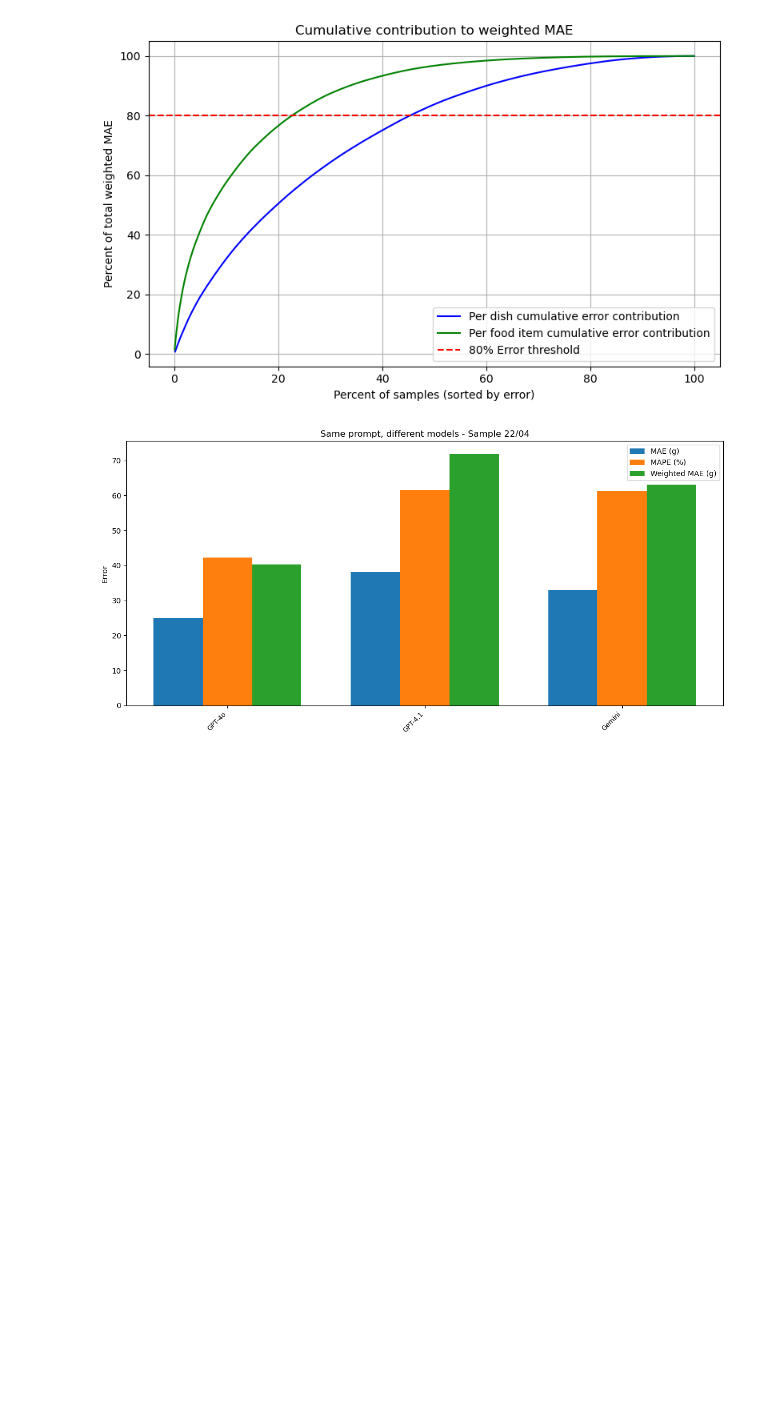
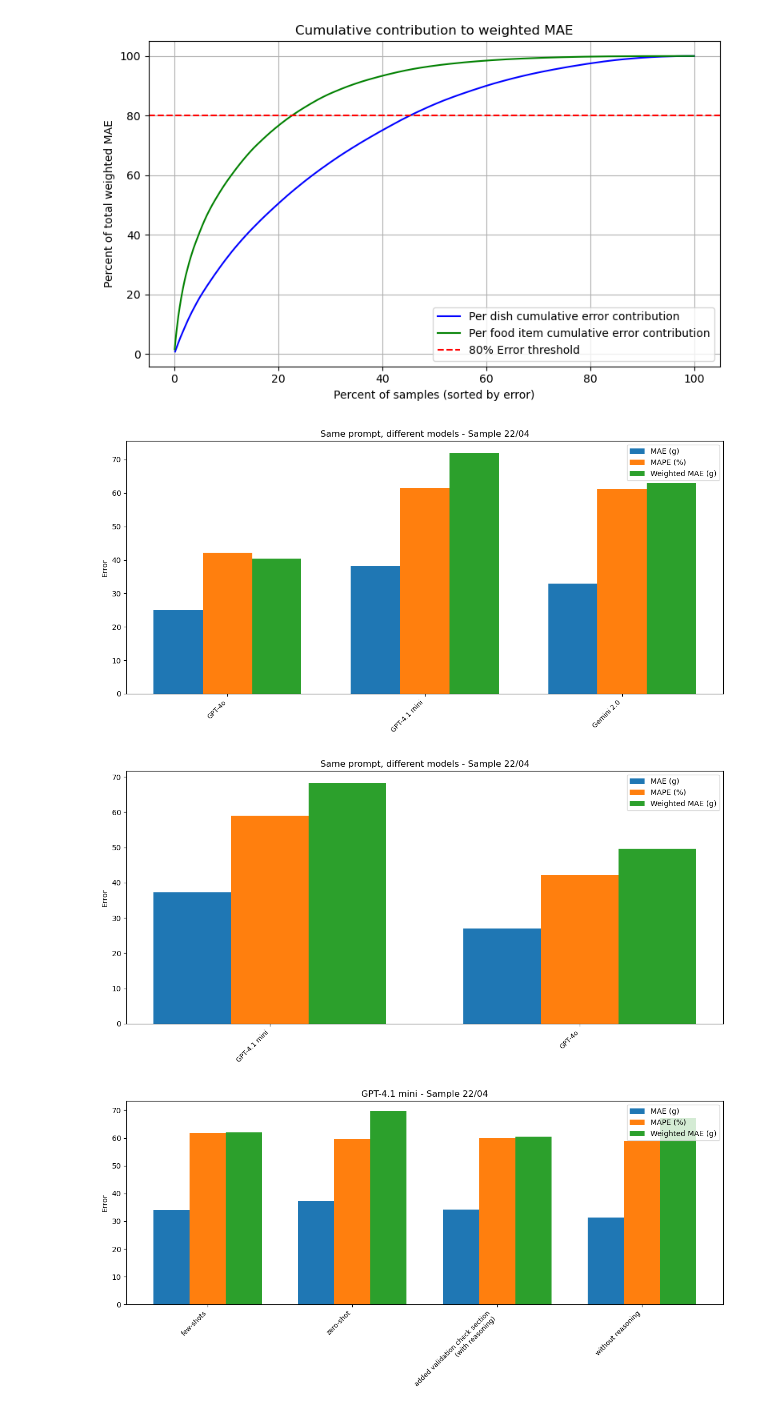
Before and after one commit to samaaraaah/volumetric-estimation-of-food-bachelor-project, a Jupyter notebook: src/visualize_results.ipynb, the cells around one changed output. Drawn from its saved outputs; the diff is of its cells as text; code cells hidden in the pictures; blank space fills up the shorter version.

Commit message:
Worked on the visualization of the results, tried a prompt that doesn't ouput the reasoning

```diff
--- a/src/visualize_results.ipynb
+++ b/src/visualize_results.ipynb
@@ -98,25 +106,23 @@ plot_metrics(df3, "Prompt Strategy Comparison - Sample 22/04 - ChatGPT 4o")
 # %%
-import pandas as pd
-import matplotlib.pyplot as plt
 import numpy as np
 
 error_file = "sorted_result_d19c3270-5f4c-4cfb-9e21-8d7e14ece178.csv"
-df = pd.read_csv(f"../data/comparison/{error_file}")
+df_error = pd.read_csv(f"../data/comparison/{error_file}")
 
 # Replace empty strings with NaN and drop incomplete rows
-df.replace("", np.nan, inplace=True)
-df.dropna(subset=["absolute_error", "weight", "weighed_absolute_error"], inplace=True)
+df_error.replace("", np.nan, inplace=True)
+df_error.dropna(subset=["absolute_error", "weight", "weighed_absolute_error"], inplace=True)
 
 # Ensure correct types
-df["absolute_error"] = df["absolute_error"].astype(float)
-df["weight"] = df["weight"].astype(float)
-df["weighed_absolute_error"] = df["weighed_absolute_error"].astype(float)
+df_error["absolute_error"] = df_error["absolute_error"].astype(float)
+df_error["weight"] = df_error["weight"].astype(float)
+df_error["weighed_absolute_error"] = df_error["weighed_absolute_error"].astype(float)
 
 # ------------------------
 # Per-dish analysis
 # ------------------------
 # Keep only one row per image_id (since total_dish_wmae is already summed per dish)
-df_unique = df.drop_duplicates(subset=["url"])
+df_unique = df_error.drop_duplicates(subset=["url"])
 # Sort by error
 df_sorted = df_unique.sort_values("total_dish_wmae", ascending=False) # Already sorted but keep this for safety
 
@@ -145,8 +151,8 @@ print(f"Top errors saved to {top_80_file}.\n")
 # Per-food-item analysis
 # ------------------------
 # Sort by weighed_absolute_error (which in this context acts as item-wise weighted error)
-df_items_sorted = df.sort_values("weighed_absolute_error", ascending=False).copy()  # Already sorted but keep this for safety
-df_items_sorted = df.sort_values("weighed_absolute_error", ascending=False).reset_index(drop=True)
+df_items_sorted = df_error.sort_values("weighed_absolute_error", ascending=False).copy()  # Already sorted but keep this for safety
+df_items_sorted = df_error.sort_values("weighed_absolute_error", ascending=False).reset_index(drop=True)
 
 # Compute cumulative contribution of food items
 total_error_items = df_items_sorted["weighed_absolute_error"].sum()
@@ -190,5 +196,13 @@ Top errors saved to ./top_80_percent_items_error.csv.
 # %%
 df4 = df.iloc[[49, 67, 70]].copy()
 plot_metrics(df4, "Same prompt, different models - Sample 22/04", label="model")
+
+df5 = df.iloc[[68, 69]].copy()
+plot_metrics(df5, "Same prompt, different models - Sample 22/04", label="model")
+
+df6 = df.iloc[[71, 72, 74, 75]].copy()
+plot_metrics(df6, "GPT-4.1 mini - Sample 22/04")
 # %% [output]
-[figure, old version]
+[figure, new version]
+[figure, added]
+[figure, added]
```
Also changed, not shown: parts of 4 cells of this notebook, 7 other files.
